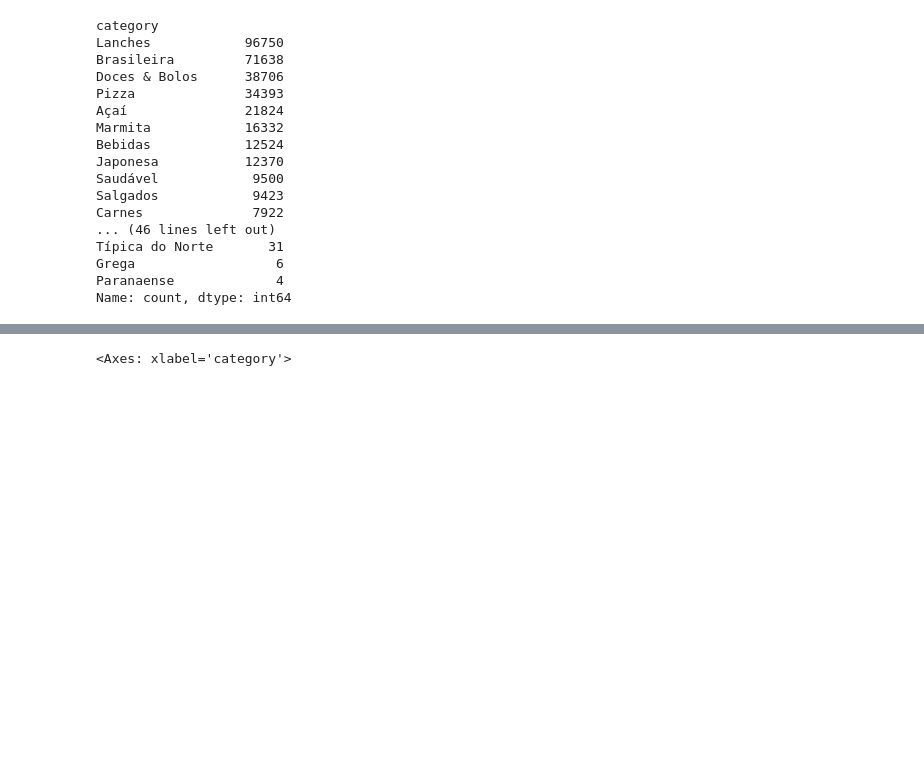
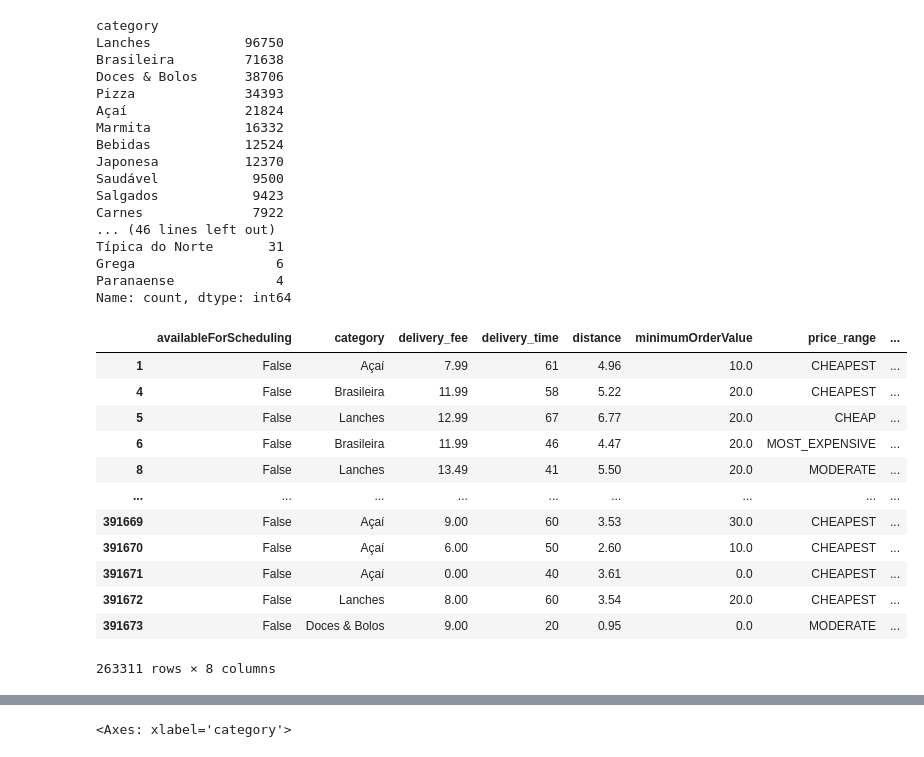
Before and after one commit to Laurentius96/DNC-DataScience, a Jupyter notebook: Materia_7-Estatistica/Aulas/DNC_DSM7_Material_medidas_estatisticas.ipynb, the cells around one changed output, grey strips where cells are left out. Saved outputs shown, nothing was run; the diff lists cells and outputs as text; code cells hidden in the pictures; blank space fills up the shorter version.

```diff
--- a/Materia_7-Estatistica/Aulas/DNC_DSM7_Material_medidas_estatisticas.ipynb
+++ b/Materia_7-Estatistica/Aulas/DNC_DSM7_Material_medidas_estatisticas.ipynb
@@ -969,2 +968,18 @@ categories_to_use = ["Lanches", "Brasileira", "Doces & Bolos", "Pizza", "Açaí"
 df_tmp = df[df["category"].isin(categories_to_use)]
+# %%
+df_tmp
+# %% [output]
+|  | availableForScheduling | category | delivery_fee | delivery_time | distance | minimumOrderValue | price_range | ... |
+| 1 | False | Açaí | 7.99 | 61 | 4.96 | 10.0 | CHEAPEST | ... |
+| 4 | False | Brasileira | 11.99 | 58 | 5.22 | 20.0 | CHEAPEST | ... |
+| 5 | False | Lanches | 12.99 | 67 | 6.77 | 20.0 | CHEAP | ... |
+| 6 | False | Brasileira | 11.99 | 46 | 4.47 | 20.0 | MOST_EXPENSIVE | ... |
+| 8 | False | Lanches | 13.49 | 41 | 5.50 | 20.0 | MODERATE | ... |
+| ... | ... | ... | ... | ... | ... | ... | ... | ... |
+| 391669 | False | Açaí | 9.00 | 60 | 3.53 | 30.0 | CHEAPEST | ... |
+| 391670 | False | Açaí | 6.00 | 50 | 2.60 | 10.0 | CHEAPEST | ... |
+| 391671 | False | Açaí | 0.00 | 40 | 3.61 | 0.0 | CHEAPEST | ... |
+| 391672 | False | Lanches | 8.00 | 60 | 3.54 | 20.0 | CHEAPEST | ... |
+| 391673 | False | Doces & Bolos | 9.00 | 20 | 0.95 | 0.0 | MODERATE | ... |
+263311 rows × 8 columns
 # %%
```
Also changed, not shown: parts of 3 cells of this notebook.
